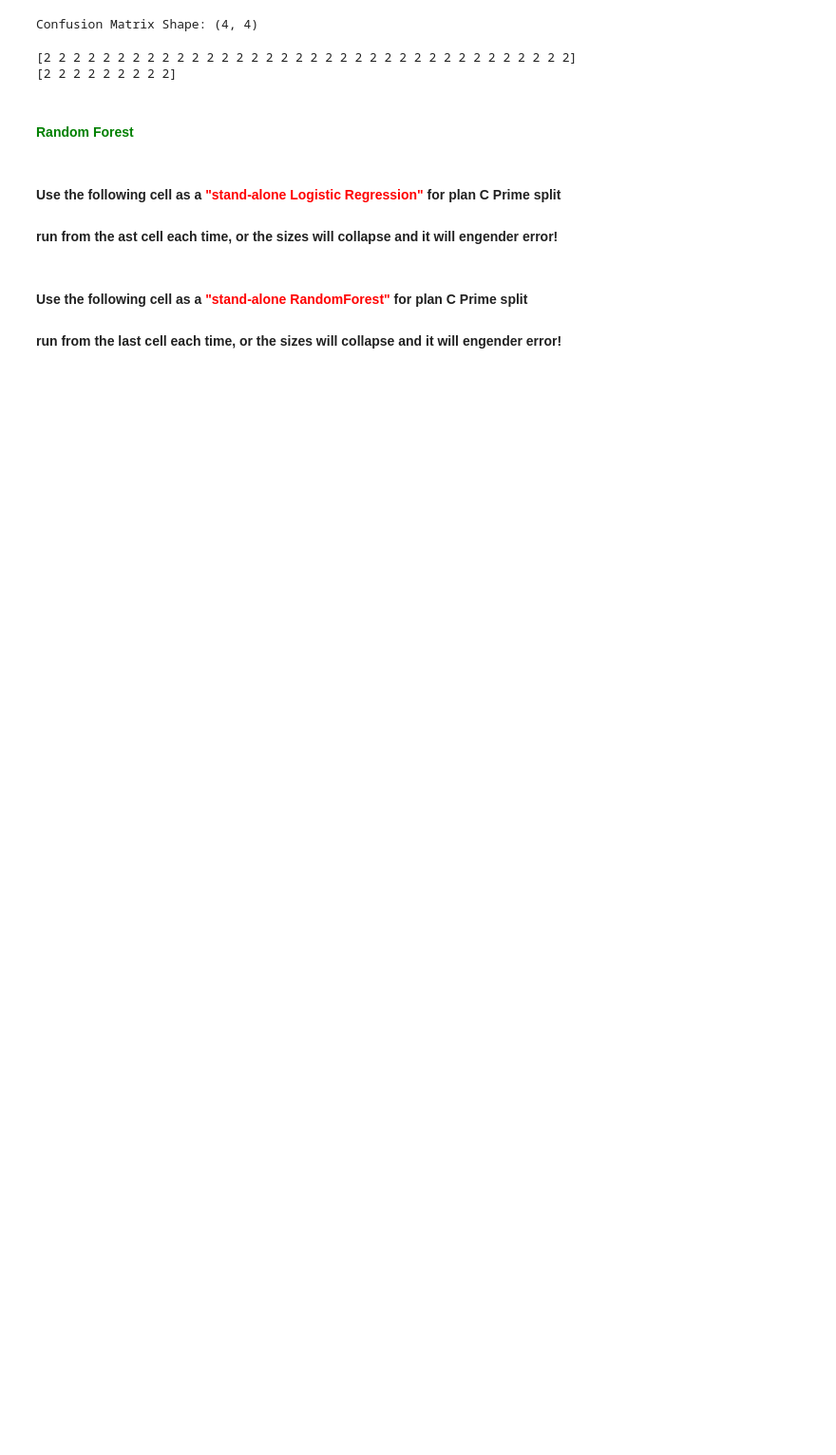
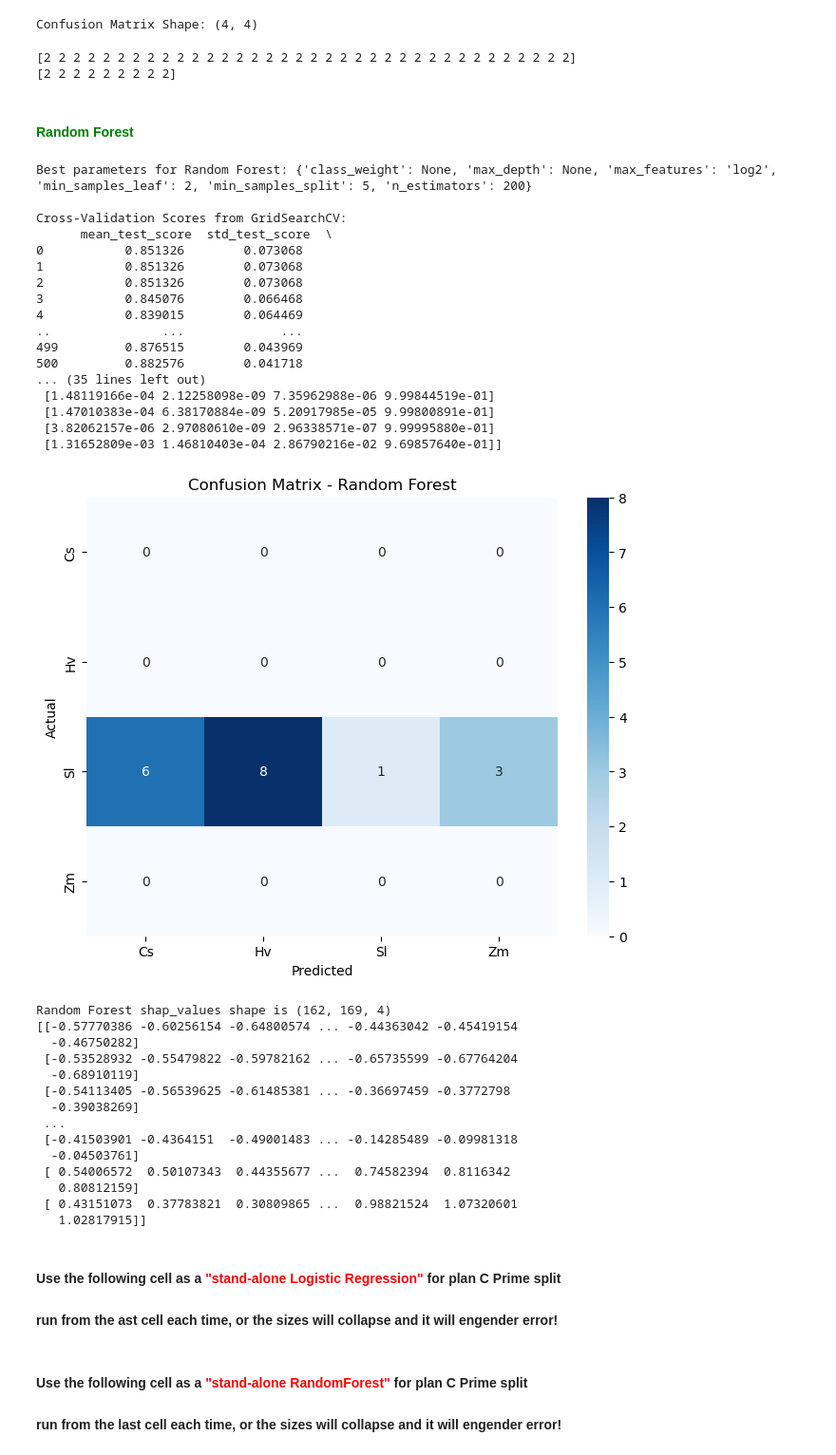
Before and after one commit to hsnvnd/Plant_Lab_Tasks, a Jupyter notebook: Hyperspectral_FeDeficiency_PlantClassification/Hyperspectral_PlantClassification-_new_Test_sets.ipynb, the cells around one changed output. Shown at 95% size. Drawn from its saved outputs; the diff is of its cells as text; code cells hidden in the pictures; blank space fills up the shorter version.

```diff
--- a/Hyperspectral_FeDeficiency_PlantClassification/Hyperspectral_PlantClassification-_new_Test_sets.ipynb
+++ b/Hyperspectral_FeDeficiency_PlantClassification/Hyperspectral_PlantClassification-_new_Test_sets.ipynb
@@ -545,9 +541,19 @@ param_grid_rf = {
     'min_samples_leaf': [1, 2, 4],
     'max_features': ['sqrt', 'log2']
 }
+
+# param_grid_rf = {
+#     'n_estimators': [200, 300],
+#     'max_depth': [None, 2, 5, 10, 20, 30, 50],
+#     'min_samples_split': [2, 5, 10],
+#     'min_samples_leaf': [1, 2, 5],
+#     'max_features': [None, 'log2'],
+#     'class_weight': ['balanced', None]
+# }
+
 # Set a random_state for reproducibility
 random_state = 42
-grid_search_rf = GridSearchCV(RandomForestClassifier(random_state=random_state), param_grid_rf, cv=10, scoring='accuracy')
+grid_search_rf = GridSearchCV(RandomForestClassifier(random_state=random_state), param_grid_rf, cv=5, scoring='accuracy')
 grid_search_rf.fit(X_train, y_train)
 best_params_rf = grid_search_rf.best_params_
 print("Best parameters for Random Forest:", best_params_rf)
@@ -558,7 +564,6 @@ print("\nCross-Validation Scores from GridSearchCV:\n", cv_results_rf[['mean_tes
 
 # Initialize the best Random Forest model
 rf_model = RandomForestClassifier(**best_params_rf, random_state=random_state)
-
 
 # Train the model on the entire training set
 rf_model.fit(X_train, y_train)
@@ -604,33 +609,66 @@ print(X_train_array)
 # # Generate all SHAP plots for each class
 # for i in range(shap_values_rf.shape[2]):
 #     print(f"Generating SHAP plots for Class: {le.classes_[i]}")
 
 #     # Ensure the shapes match for the summary plot
 #     class_shap_values = shap_values_rf[:, :, i]
 
 #     # Create an Explanation object for the current class
 #     shap_explanation = shap.Explanation(
 #         values=class_shap_values,  # SHAP values for class i
 #         base_values=explainer_rf.expected_value[i],  # Base values for class i
 #         # data=X_test_array,
 #         data=X_train_array,
 #         # feature_names=feature_names_reduced
 #         feature_names=feature_names
 #     )
 
 #     # Summary Plot
 #     shap.summary_plot(shap_explanation,X_train_array, feature_names=feature_names, class_names=le.classes_)
 #     # shap.summary_plot(shap_explanation,X_test_array, feature_names=feature_names, class_names=le.classes_)
 #     # shap.summary_plot(shap_explanation, X_test_array, feature_names=feature_names_reduced, class_names=le.classes_)
 
 #     # Bar Plot
 #     shap.plots.bar(shap_explanation, max_display=10)
 
 #     # Beeswarm Plot
 #     shap.plots.beeswarm(shap_explanation)
 
 #     # Waterfall Plot for the first instance
 #     shap.plots.waterfall(shap_explanation[0])
+# %% [output]
+Best parameters for Random Forest: {'class_weight': None, 'max_depth': None, 'max_features': 'log2', 'min_samples_leaf': 2, 'min_samples_split': 5, 'n_estimators': 200}
+
+Cross-Validation Scores from GridSearchCV:
+      mean_test_score  std_test_score  \
+0           0.851326        0.073068
+1           0.851326        0.073068
+2           0.851326        0.073068
+3           0.845076        0.066468
+4           0.839015        0.064469
+..               ...             ...
+499         0.876515        0.043969
+500         0.882576        0.041718
+... (35 lines left out)
+ [1.48119166e-04 2.12258098e-09 7.35962988e-06 9.99844519e-01]
+ [1.47010383e-04 6.38170884e-09 5.20917985e-05 9.99800891e-01]
+ [3.82062157e-06 2.97080610e-09 2.96338571e-07 9.99995880e-01]
+ [1.31652809e-03 1.46810403e-04 2.86790216e-02 9.69857640e-01]]
+[figure, added]
+Random Forest shap_values shape is (162, 169, 4)
+[[-0.57770386 -0.60256154 -0.64800574 ... -0.44363042 -0.45419154
+  -0.46750282]
+ [-0.53528932 -0.55479822 -0.59782162 ... -0.65735599 -0.67764204
+  -0.68910119]
+ [-0.54113405 -0.56539625 -0.61485381 ... -0.36697459 -0.3772798
+  -0.39038269]
+ ...
+ [-0.41503901 -0.4364151  -0.49001483 ... -0.14285489 -0.09981318
+  -0.04503761]
+ [ 0.54006572  0.50107343  0.44355677 ...  0.74582394  0.8116342
+   0.80812159]
+ [ 0.43151073  0.37783821  0.30809865 ...  0.98821524  1.07320601
+   1.02817915]]
 # %% [markdown]
 #### Use the following cell as a <font color=red> "stand-alone Logistic Regression" </font> for plan C Prime split
 #### run from the ast cell each time, or the sizes will collapse and it will engender error!
```
Also changed, not shown: parts of 1 cell of this notebook.
